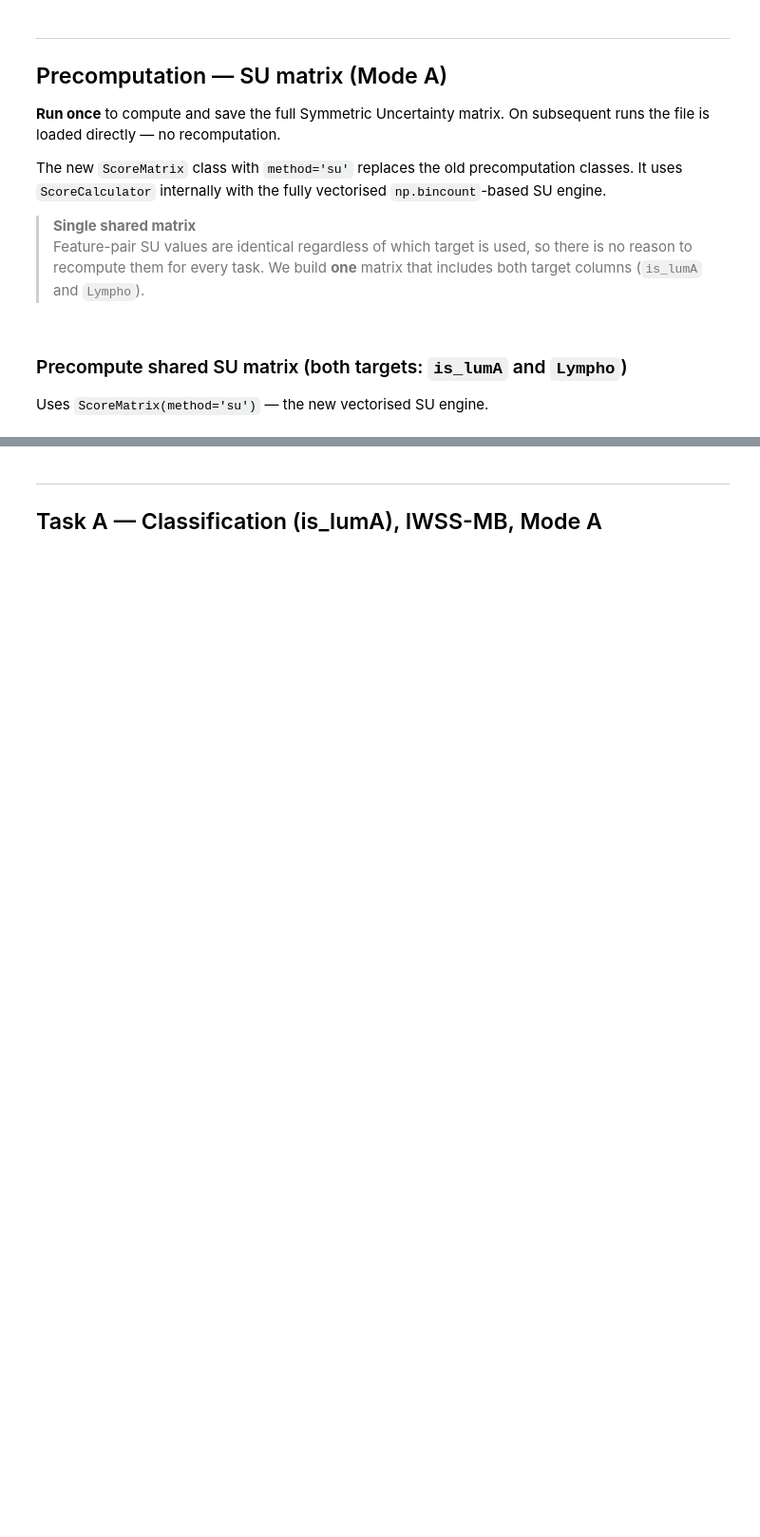
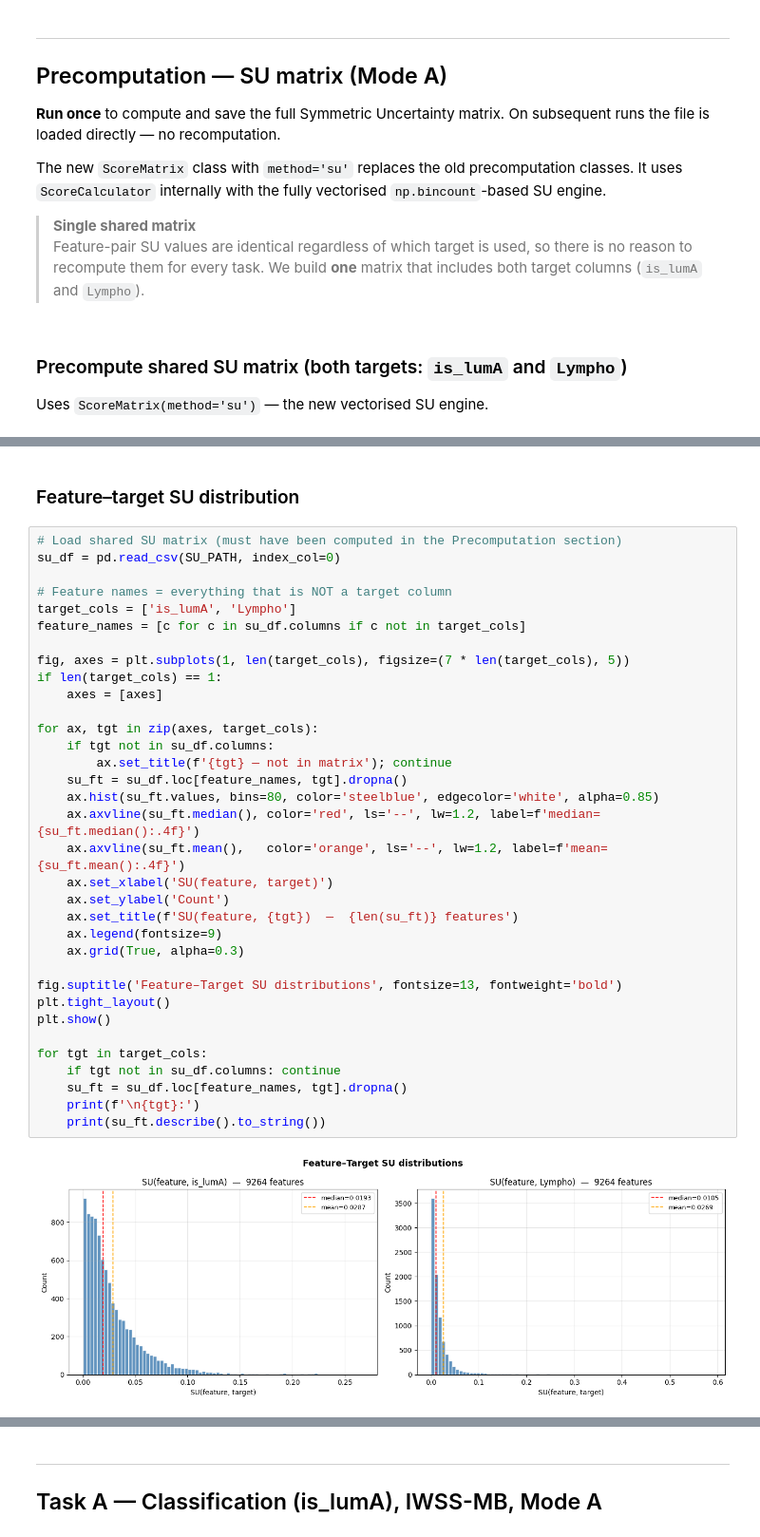
Before and after one commit to netta-br/feature_selection, a Jupyter notebook: src/wrapper_example.ipynb, the cells around one changed output, grey strips where cells are left out. Shown at 95% size. Cells and saved outputs as stored; diff of their text form; blank space fills up the shorter version.

```diff
--- a/src/wrapper_example.ipynb
+++ b/src/wrapper_example.ipynb
@@ -160,0 +200,38 @@ if os.path.exists(SU_PATH):
+# %% [markdown]
+### Feature–target SU distribution
+# %%
+# Load shared SU matrix (must have been computed in the Precomputation section)
+su_df = pd.read_csv(SU_PATH, index_col=0)
+
+# Feature names = everything that is NOT a target column
+target_cols = ['is_lumA', 'Lympho']
+feature_names = [c for c in su_df.columns if c not in target_cols]
+
+fig, axes = plt.subplots(1, len(target_cols), figsize=(7 * len(target_cols), 5))
+if len(target_cols) == 1:
+    axes = [axes]
+
+for ax, tgt in zip(axes, target_cols):
+    if tgt not in su_df.columns:
+        ax.set_title(f'{tgt} — not in matrix'); continue
+    su_ft = su_df.loc[feature_names, tgt].dropna()
+    ax.hist(su_ft.values, bins=80, color='steelblue', edgecolor='white', alpha=0.85)
+    ax.axvline(su_ft.median(), color='red', ls='--', lw=1.2, label=f'median={su_ft.median():.4f}')
+    ax.axvline(su_ft.mean(),   color='orange', ls='--', lw=1.2, label=f'mean={su_ft.mean():.4f}')
+    ax.set_xlabel('SU(feature, target)')
+    ax.set_ylabel('Count')
+    ax.set_title(f'SU(feature, {tgt})  —  {len(su_ft)} features')
+    ax.legend(fontsize=9)
+    ax.grid(True, alpha=0.3)
+
+fig.suptitle('Feature–Target SU distributions', fontsize=13, fontweight='bold')
+plt.tight_layout()
+plt.show()
+
+for tgt in target_cols:
+    if tgt not in su_df.columns: continue
+    su_ft = su_df.loc[feature_names, tgt].dropna()
+    print(f'\n{tgt}:')
+    print(su_ft.describe().to_string())
+# %% [output]
+[figure, added]
```
Also changed, not shown: parts of 27 cells of this notebook, 1 other file.
